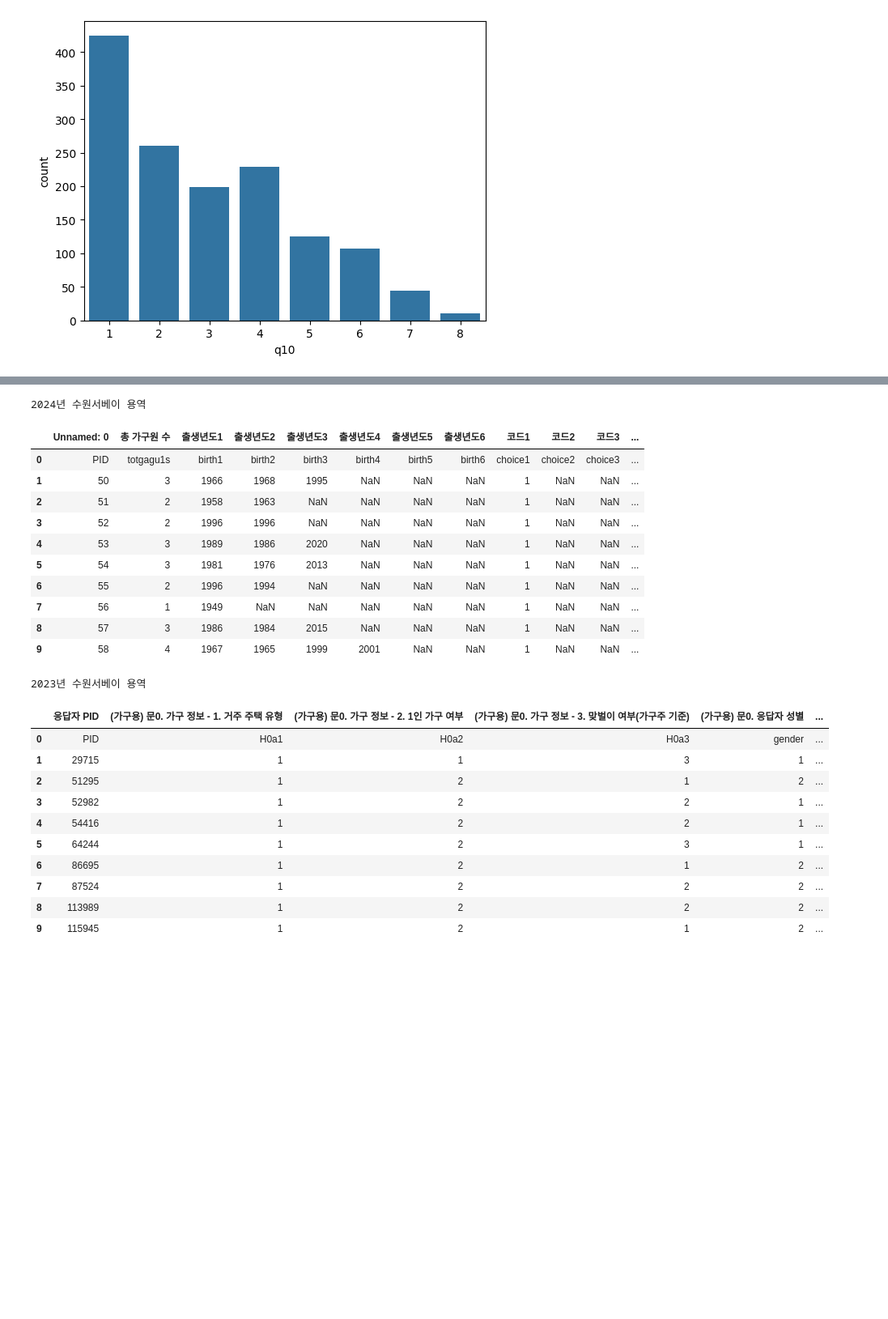
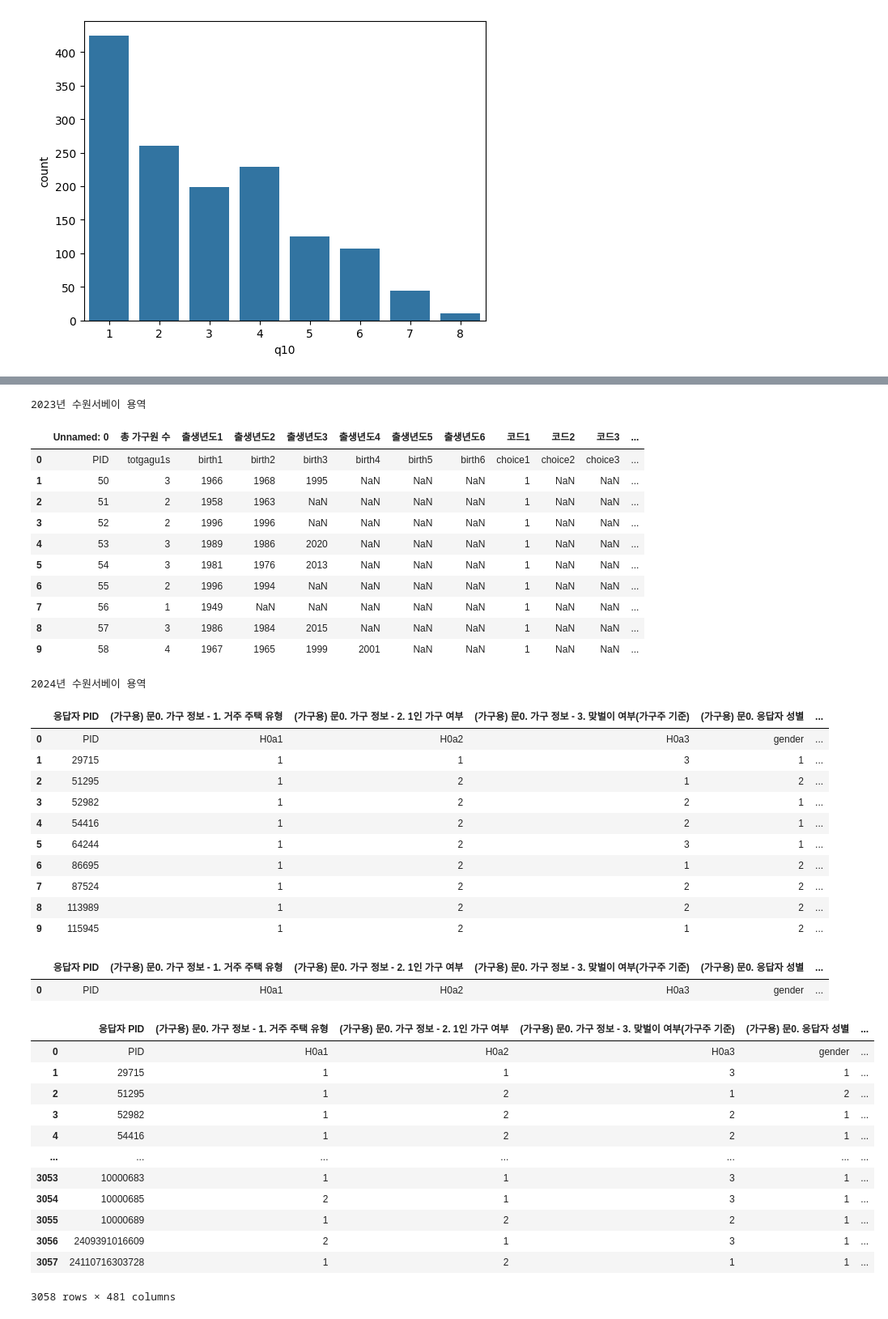
Before and after one commit to HOYUN-Y/Data_projects, a Jupyter notebook: dacon_sri_suwon_data_analysis/[Dacon] 공공데이터를 활용 수원시 정책 제안.ipynb, the cells around one changed output, grey strips where cells are left out. Shown at 81% size. Cells and saved outputs as stored; diff of their text form; code cells hidden in the pictures; blank space fills up the shorter version.

```diff
--- a/dacon_sri_suwon_data_analysis/[Dacon] 공공데이터를 활용 수원시 정책 제안.ipynb
+++ b/dacon_sri_suwon_data_analysis/[Dacon] 공공데이터를 활용 수원시 정책 제안.ipynb
@@ -220,10 +221,10 @@ display(city_policy_data.head(10))
 | 8 | 3-1 | 고령인구 | NaN | NaN | NaN | 7.485300e+04 | 7.858700e+04 | 8.421100e+04 | ... |
 | 9 | 4 | 주간인구지수 | 상주인구 대비 주간 활동인구의 비율\n▶100을 기준으로 1... | % | 통계청, 「인구총조사」 | 9.120000e+01 | NaN | NaN | ... |
 # %%
-print('2024년 수원서베이 용역 ')
+print('2023년 수원서베이 용역 ')
 display(survey_2023.head(10))
 # %% [output]
-2024년 수원서베이 용역
+2023년 수원서베이 용역
 |  | Unnamed: 0 | 총 가구원 수 | 출생년도1 | 출생년도2 | 출생년도3 | 출생년도4 | 출생년도5 | 출생년도6 | 코드1 | 코드2 | 코드3 | ... |
 | 0 | PID | totgagu1s | birth1 | birth2 | birth3 | birth4 | birth5 | birth6 | choice1 | choice2 | choice3 | ... |
 | 1 | 50 | 3 | 1966 | 1968 | 1995 | NaN | NaN | NaN | 1 | NaN | NaN | ... |
@@ -236,10 +237,10 @@ display(survey_2023.head(10))
 | 8 | 57 | 3 | 1986 | 1984 | 2015 | NaN | NaN | NaN | 1 | NaN | NaN | ... |
 | 9 | 58 | 4 | 1967 | 1965 | 1999 | 2001 | NaN | NaN | 1 | NaN | NaN | ... |
 # %%
-print('2023년 수원서베이 용역')
+print('2024년 수원서베이 용역')
 display(survey_2024.head(10))
 # %% [output]
-2023년 수원서베이 용역
+2024년 수원서베이 용역
 |  | 응답자 PID | (가구용) 문0. 가구 정보 - 1. 거주 주택 유형 | (가구용) 문0. 가구 정보 - 2. 1인 가구 여부 | (가구용) 문0. 가구 정보 - 3. 맞벌이 여부(가구주 기준) | (가구용) 문0. 응답자 성별 | ... |
 | 0 | PID | H0a1 | H0a2 | H0a3 | gender | ... |
 | 1 | 29715 | 1 | 1 | 3 | 1 | ... |
@@ -251,6 +252,27 @@ display(survey_2024.head(10))
 | 7 | 87524 | 1 | 2 | 2 | 2 | ... |
 | 8 | 113989 | 1 | 2 | 2 | 2 | ... |
 | 9 | 115945 | 1 | 2 | 1 | 2 | ... |
+# %%
+survey_2024[0:1]
+# %% [output]
+|  | 응답자 PID | (가구용) 문0. 가구 정보 - 1. 거주 주택 유형 | (가구용) 문0. 가구 정보 - 2. 1인 가구 여부 | (가구용) 문0. 가구 정보 - 3. 맞벌이 여부(가구주 기준) | (가구용) 문0. 응답자 성별 | ... |
+| 0 | PID | H0a1 | H0a2 | H0a3 | gender | ... |
+# %%
+survey_2024[survey_2024[0]]
+# %% [output]
+|  | 응답자 PID | (가구용) 문0. 가구 정보 - 1. 거주 주택 유형 | (가구용) 문0. 가구 정보 - 2. 1인 가구 여부 | (가구용) 문0. 가구 정보 - 3. 맞벌이 여부(가구주 기준) | (가구용) 문0. 응답자 성별 | ... |
+| 0 | PID | H0a1 | H0a2 | H0a3 | gender | ... |
+| 1 | 29715 | 1 | 1 | 3 | 1 | ... |
+| 2 | 51295 | 1 | 2 | 1 | 2 | ... |
+| 3 | 52982 | 1 | 2 | 2 | 1 | ... |
+| 4 | 54416 | 1 | 2 | 2 | 1 | ... |
+| ... | ... | ... | ... | ... | ... | ... |
+| 3053 | 10000683 | 1 | 1 | 3 | 1 | ... |
+| 3054 | 10000685 | 2 | 1 | 3 | 1 | ... |
+| 3055 | 10000689 | 1 | 2 | 2 | 1 | ... |
+| 3056 | 2409391016609 | 2 | 1 | 3 | 1 | ... |
+| 3057 | 24110716303728 | 1 | 2 | 1 | 1 | ... |
+3058 rows × 481 columns
 # %%
 city_policy_data.info()
 # %% [output]
```
Also changed, not shown: parts of 2 cells of this notebook.
